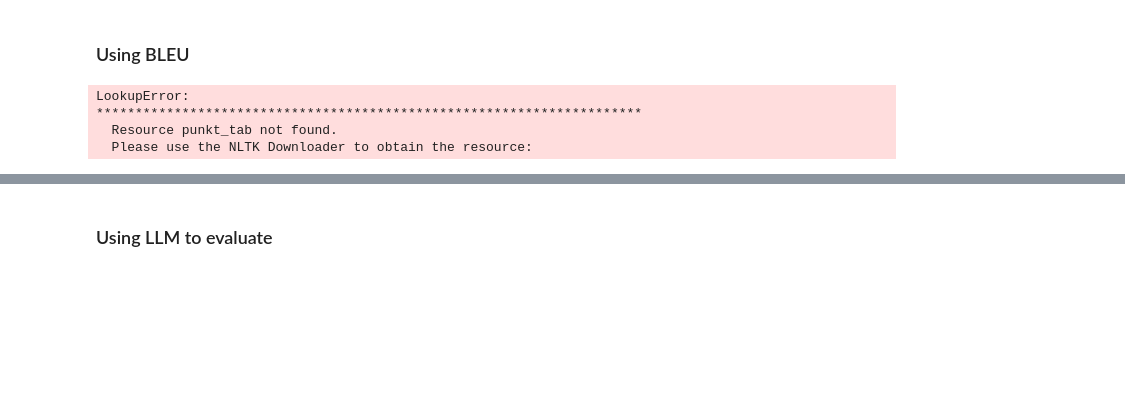
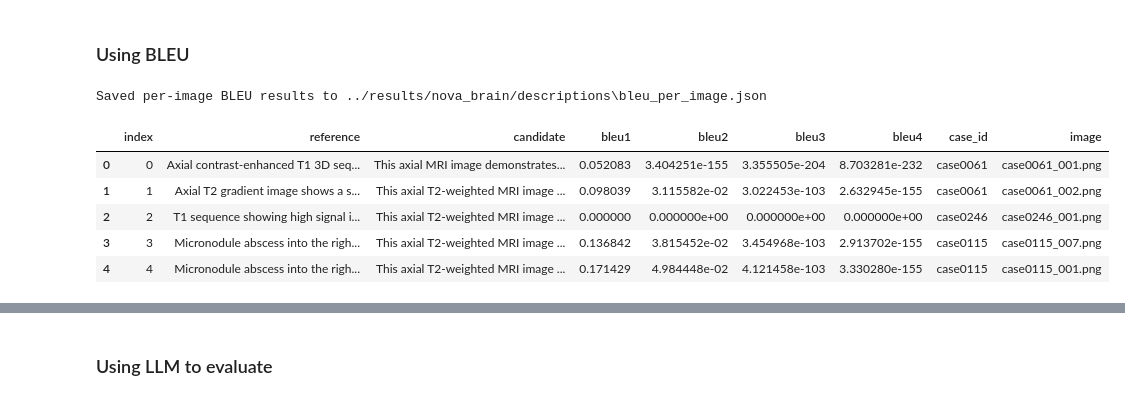
Before and after one commit to dominikg-tum/VLM-Qwen-Medical-Eval, a Jupyter notebook: code/eval_qwen2-5_mri_description.ipynb, the cells around one changed output, grey strips where cells are left out. Drawn from its saved outputs; the diff is of its cells as text; code cells hidden in the pictures; blank space fills up the shorter version.

Commit message:
nova brain desription run

```diff
--- a/code/eval_qwen2-5_mri_description.ipynb
+++ b/code/eval_qwen2-5_mri_description.ipynb
@@ -83,6 +83,9 @@ True
 # %%
 name = "qwen2_5_description_results_one_shot.json" if one_shot else "qwen2_5_description_results_zero_shot.json"
-with open(os.path.join(RESULTS_DIR, name), "w") as f:
-    json.dump(description_results, f, indent=2)
-print("Saved description results.")
+if description_results:  # Only save if not empty
+    with open(os.path.join(RESULTS_DIR, name), "w") as f:
+        json.dump(description_results, f, indent=2)
+    print("Saved description results ", name)
+else:
+    print("description_results is empty, not saving.")
 # %% [output]
@@ -122,26 +105,35 @@ description_results
 # %%
 # Evaluation: Compute BLEU for each image and save as JSON
 import sys
 sys.path.append("eval_scripts")
 from evaluate_bleu import evaluate_bleu
 import pandas as pd
 
+# Ensure NLTK punkt is downloaded for tokenization
+import nltk
+#nltk.download('punkt')
+#nltk.download('punkt_tab')
+
 gt = [x["ground_truth"] for x in description_results]
 pred = [x["prediction"] for x in description_results]
 
-bleu_results = evaluate_bleu(gt, pred)
+# Pass meta info to include case_id and image in BLEU results
+bleu_results = evaluate_bleu(gt, pred, meta=description_results)
 
 # Save as JSON
 bleu_json_path = os.path.join(RESULTS_DIR, "bleu_per_image.json")
 with open(bleu_json_path, "w") as f:
     json.dump(bleu_results, f, indent=2)
 print(f"Saved per-image BLEU results to {bleu_json_path}")
 
 # Optionally, convert to DataFrame for further analysis
 bleu_df = pd.DataFrame(bleu_results)
 bleu_df.head()
 # %% [output]
-LookupError:
-**********************************************************************
-  Resource punkt_tab not found.
-  Please use the NLTK Downloader to obtain the resource:
+Saved per-image BLEU results to ../results/nova_brain/descriptions\bleu_per_image.json
+|  | index | reference | candidate | bleu1 | bleu2 | bleu3 | bleu4 | case_id | image |
+| 0 | 0 | Axial contrast-enhanced T1 3D seq... | This axial MRI image demonstrates... | 0.052083 | 3.404251e-155 | 3.355505e-204 | 8.703281e-232 | case0061 | case0061_001.png |
+| 1 | 1 | Axial T2 gradient image shows a s... | This axial T2-weighted MRI image ... | 0.098039 | 3.115582e-02 | 3.022453e-103 | 2.632945e-155 | case0061 | case0061_002.png |
+| 2 | 2 | T1 sequence showing high signal i... | This axial T2-weighted MRI image ... | 0.000000 | 0.000000e+00 | 0.000000e+00 | 0.000000e+00 | case0246 | case0246_001.png |
+| 3 | 3 | Micronodule abscess into the righ... | This axial T2-weighted MRI image ... | 0.136842 | 3.815452e-02 | 3.454968e-103 | 2.913702e-155 | case0115 | case0115_007.png |
+| 4 | 4 | Micronodule abscess into the righ... | This axial T2-weighted MRI image ... | 0.171429 | 4.984448e-02 | 4.121458e-103 | 3.330280e-155 | case0115 | case0115_001.png |
```
Also changed, not shown: parts of 19 cells of this notebook, 9 other files.
